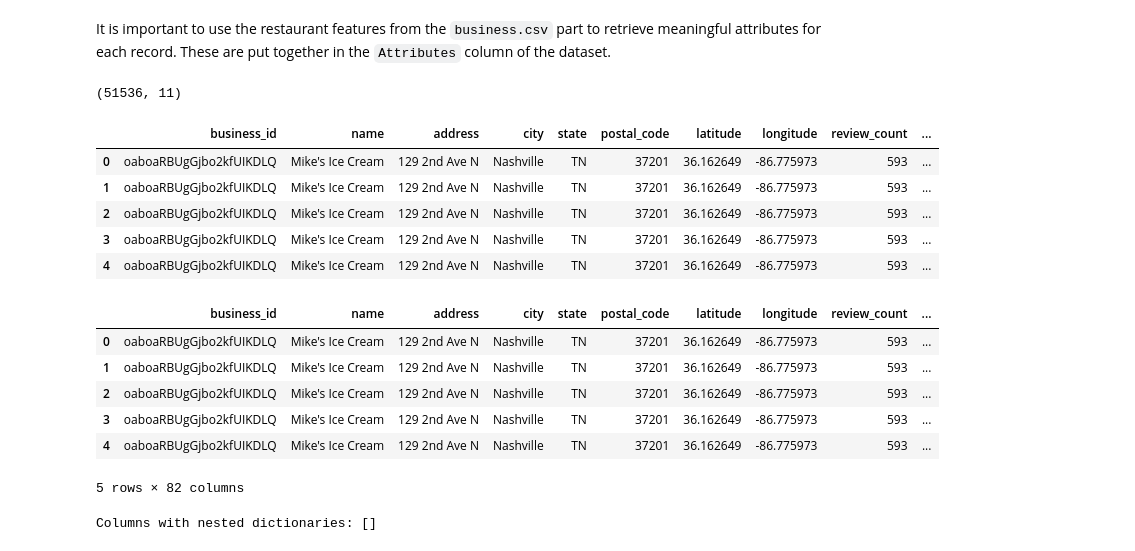
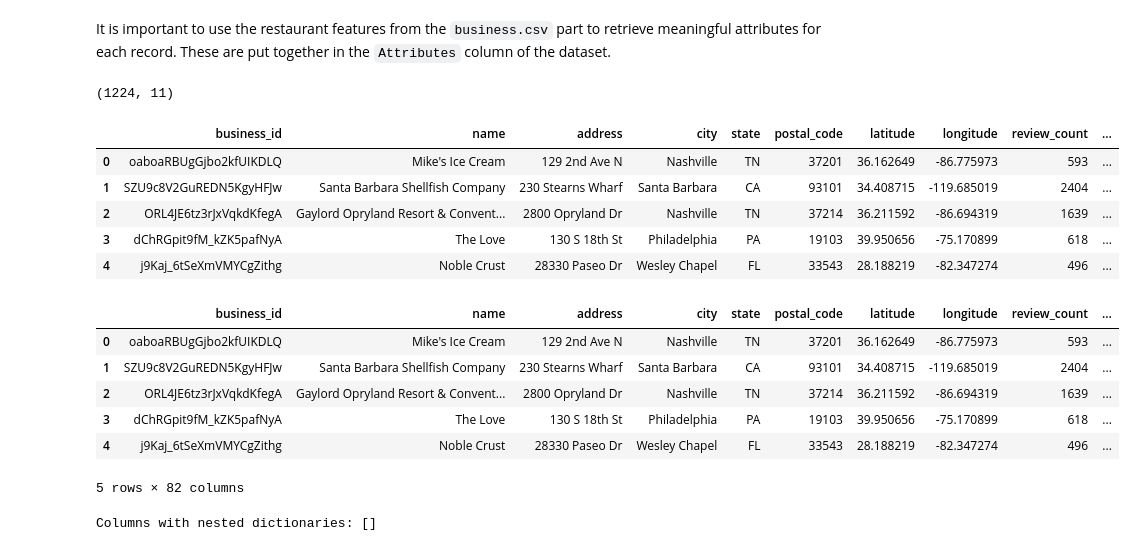
Before and after one commit to arashshams/recom_sys_nlp_llm, a Jupyter notebook: subset_selection.ipynb, the cells around one changed output. Cells and saved outputs as stored; diff of their text form; code cells hidden in the pictures.

```diff
--- a/subset_selection.ipynb
+++ b/subset_selection.ipynb
@@ -1842,14 +1842,16 @@ It is important to use the restaurant features from the `business.csv` part to r
 # %%
 yelp_df = pd.read_csv('data/yelp_reviews_subset.csv')
 content_data = yelp_df.iloc[:, :11] # Subsetting to the major columns of the restaurants
+content_data = content_data.drop_duplicates(subset='business_id', keep='first') # Keep just one record for each restaurant
+content_data = content_data.reset_index(drop=True) # Reset the index
 print(content_data.shape)
 content_data.head()
 # %% [output]
-(51536, 11)
+(1224, 11)
 |  | business_id | name | address | city | state | postal_code | latitude | longitude | review_count | ... |
 | 0 | oaboaRBUgGjbo2kfUIKDLQ | Mike's Ice Cream | 129 2nd Ave N | Nashville | TN | 37201 | 36.162649 | -86.775973 | 593 | ... |
-| 1 | oaboaRBUgGjbo2kfUIKDLQ | Mike's Ice Cream | 129 2nd Ave N | Nashville | TN | 37201 | 36.162649 | -86.775973 | 593 | ... |
-| 2 | oaboaRBUgGjbo2kfUIKDLQ | Mike's Ice Cream | 129 2nd Ave N | Nashville | TN | 37201 | 36.162649 | -86.775973 | 593 | ... |
-| 3 | oaboaRBUgGjbo2kfUIKDLQ | Mike's Ice Cream | 129 2nd Ave N | Nashville | TN | 37201 | 36.162649 | -86.775973 | 593 | ... |
-| 4 | oaboaRBUgGjbo2kfUIKDLQ | Mike's Ice Cream | 129 2nd Ave N | Nashville | TN | 37201 | 36.162649 | -86.775973 | 593 | ... |
+| 1 | SZU9c8V2GuREDN5KgyHFJw | Santa Barbara Shellfish Company | 230 Stearns Wharf | Santa Barbara | CA | 93101 | 34.408715 | -119.685019 | 2404 | ... |
+| 2 | ORL4JE6tz3rJxVqkdKfegA | Gaylord Opryland Resort & Convent... | 2800 Opryland Dr | Nashville | TN | 37214 | 36.211592 | -86.694319 | 1639 | ... |
+| 3 | dChRGpit9fM_kZK5pafNyA | The Love | 130 S 18th St | Philadelphia | PA | 19103 | 39.950656 | -75.170899 | 618 | ... |
+| 4 | j9Kaj_6tSeXmVMYCgZithg | Noble Crust | 28330 Paseo Dr | Wesley Chapel | FL | 33543 | 28.188219 | -82.347274 | 496 | ... |
 # %%
@@ -1917,10 +1917,10 @@ content_data.head()
 # %% [output]
 |  | business_id | name | address | city | state | postal_code | latitude | longitude | review_count | ... |
 | 0 | oaboaRBUgGjbo2kfUIKDLQ | Mike's Ice Cream | 129 2nd Ave N | Nashville | TN | 37201 | 36.162649 | -86.775973 | 593 | ... |
-| 1 | oaboaRBUgGjbo2kfUIKDLQ | Mike's Ice Cream | 129 2nd Ave N | Nashville | TN | 37201 | 36.162649 | -86.775973 | 593 | ... |
-| 2 | oaboaRBUgGjbo2kfUIKDLQ | Mike's Ice Cream | 129 2nd Ave N | Nashville | TN | 37201 | 36.162649 | -86.775973 | 593 | ... |
-| 3 | oaboaRBUgGjbo2kfUIKDLQ | Mike's Ice Cream | 129 2nd Ave N | Nashville | TN | 37201 | 36.162649 | -86.775973 | 593 | ... |
-| 4 | oaboaRBUgGjbo2kfUIKDLQ | Mike's Ice Cream | 129 2nd Ave N | Nashville | TN | 37201 | 36.162649 | -86.775973 | 593 | ... |
+| 1 | SZU9c8V2GuREDN5KgyHFJw | Santa Barbara Shellfish Company | 230 Stearns Wharf | Santa Barbara | CA | 93101 | 34.408715 | -119.685019 | 2404 | ... |
+| 2 | ORL4JE6tz3rJxVqkdKfegA | Gaylord Opryland Resort & Convent... | 2800 Opryland Dr | Nashville | TN | 37214 | 36.211592 | -86.694319 | 1639 | ... |
+| 3 | dChRGpit9fM_kZK5pafNyA | The Love | 130 S 18th St | Philadelphia | PA | 19103 | 39.950656 | -75.170899 | 618 | ... |
+| 4 | j9Kaj_6tSeXmVMYCgZithg | Noble Crust | 28330 Paseo Dr | Wesley Chapel | FL | 33543 | 28.188219 | -82.347274 | 496 | ... |
 5 rows × 82 columns
 # %%
 # Check to see if there is any nested columns left
```
Also changed, not shown: parts of 11 cells of this notebook, 1 other file.
